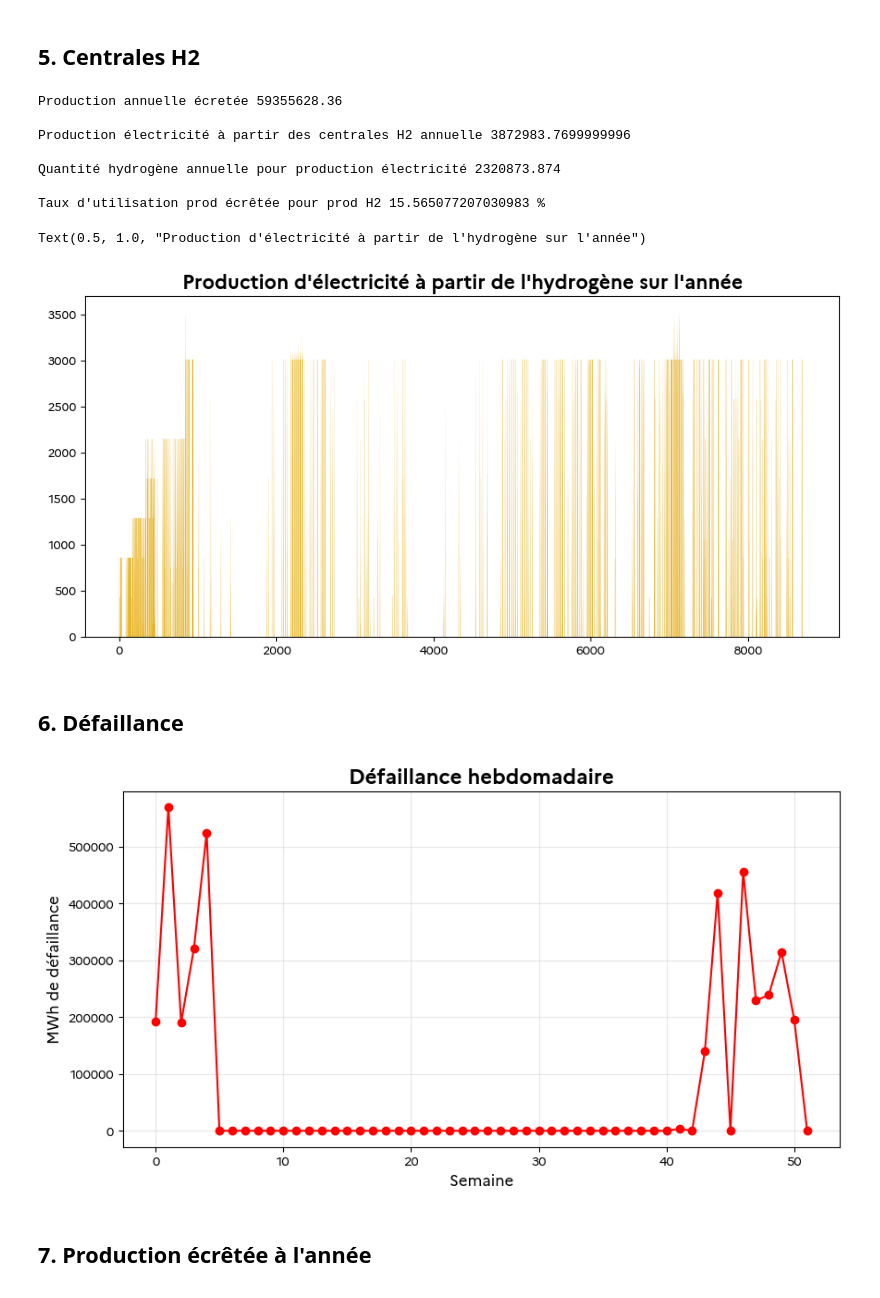
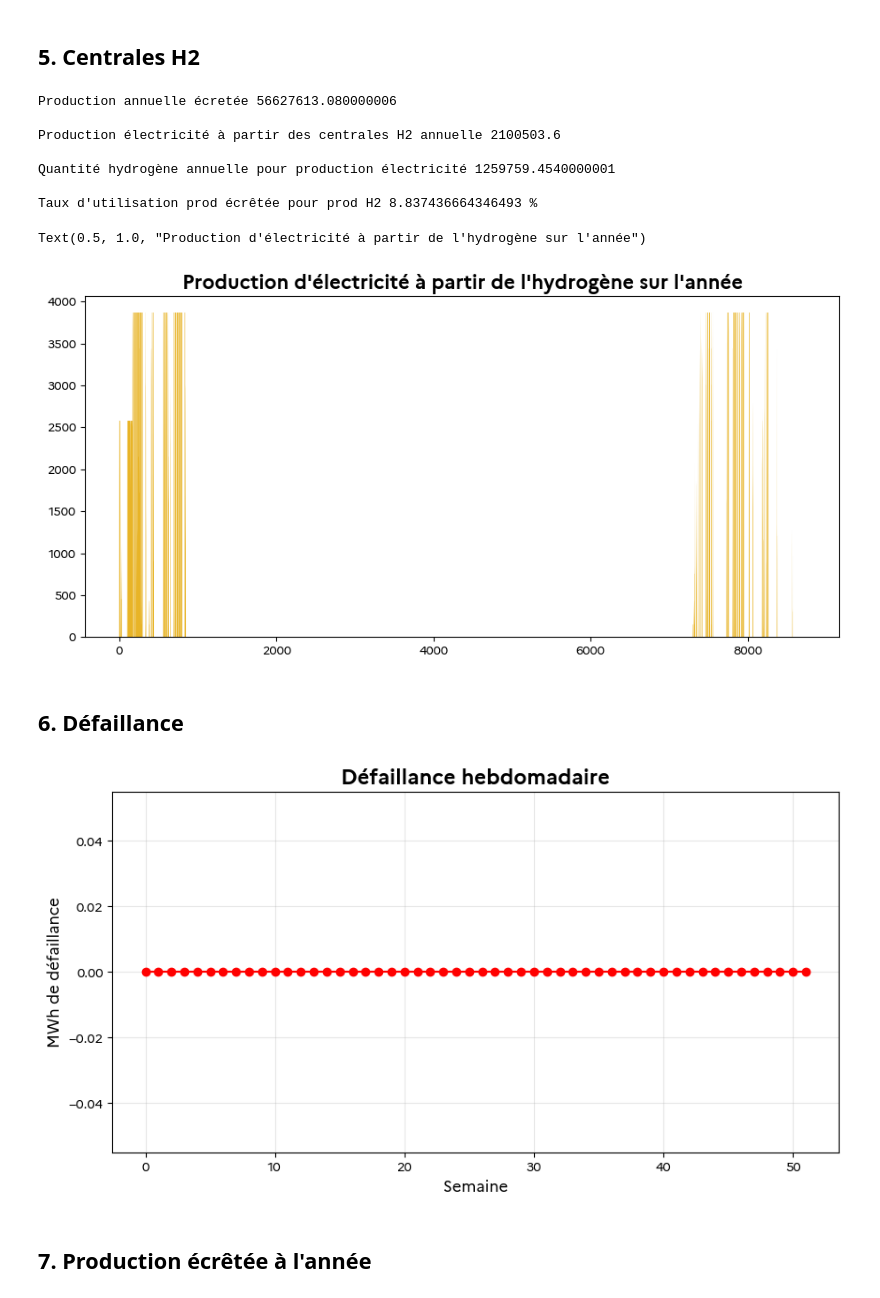
Before and after one commit to alextonon/ETE305_Optimization_Study, a Jupyter notebook: analysis_with_optimization.ipynb, the cells around one changed output. Cells and saved outputs as stored; diff of their text form; code cells hidden in the pictures.

Commit message:
master final

```diff
--- a/analysis_with_optimization.ipynb
+++ b/analysis_with_optimization.ipynb
@@ -87,28 +68,13 @@ charge_cols = [
 # %%
 # Config de lecture des données
 WEEK_TO_PLOT = 0  # semaine de départ
-TWO_WEEKS = True   # True pour 2 semaines, False pour 1 semaine
+TWO_WEEKS = False   # True pour 2 semaines, False pour 1 semaine
 
-H2_STOCK = False
-NO_CONTRAINT_H2 = False
-H2_STOCK_HYDRO_LAC = False
+id = "0DC63E86"
+df_global = pd.read_csv(f"results/annual_master/results_{id}.csv", sep=';')
+parc = json.load(open(f"results/annual_master/parc_annuel_{id}.json", "r"))
+evolution_parc = json.load(open(f"results/annual_master/evolution_parc_{id}.json", "r"))
 
-if H2_STOCK:
-    df_global = pd.read_csv('results/annual_stock_H2/results.csv', sep=';')
-    parc = json.load(open('results/annual_stock_H2/parc_annuel.json', 'r'))
-    evolution_parc = json.load(open("results/annual_stock_H2/evolution_parc.json", "r"))
-elif NO_CONTRAINT_H2:
-    df_global = pd.read_csv('results/annual_no_contraint_H2/results.csv', sep=';')
-    parc = json.load(open('results/annual_no_contraint_H2/parc_annuel.json', 'r'))
-    evolution_parc = json.load(open("results/annual_no_contraint_H2/evolution_parc.json", "r"))
-elif H2_STOCK_HYDRO_LAC:
-    df_global = pd.read_csv('results/annual_stock_hydro_lac/results.csv', sep=';')
-    parc = json.load(open('results/annual_stock_hydro_lac/parc_annuel.json', 'r'))
-    evolution_parc = json.load(open("results/annual_stock_hydro_lac/evolution_parc.json", "r"))
-else:
-    df_global = pd.read_csv('results/annual_master/results.csv', sep=';')
-    parc = json.load(open('results/annual_master/parc_annuel.json', 'r'))
-    evolution_parc = json.load(open("results/annual_master/evolution_parc.json", "r"))
 
 df_global.drop(columns=['t'], inplace=True)
 
@@ -604,42 +570,42 @@ print("Production électricité à partir des centrales H2 annuelle", df_global[
 print("Quantité hydrogène annuelle pour production électricité", df_global["H2_CCG"].sum()*r_CCG_H2 + df_global["H2_TAC"].sum()*r_TAC_H2, "\n")
 print("Taux d'utilisation prod écrêtée pour prod H2", (df_global["H2_CCG"].sum()/(r_électrolyse*r_CCG_H2) + df_global["H2_TAC"].sum()/(r_électrolyse*r_TAC_H2)) / df_global["Exces"].sum() * 100, "%\n")
 # %% [output]
-Production annuelle écretée 59355628.36
+Production annuelle écretée 56627613.080000006
 
-Production électricité à partir des centrales H2 annuelle 3872983.7699999996
+Production électricité à partir des centrales H2 annuelle 2100503.6
 
-Quantité hydrogène annuelle pour production électricité 2320873.874
+Quantité hydrogène annuelle pour production électricité 1259759.4540000001
 
-Taux d'utilisation prod écrêtée pour prod H2 15.565077207030983 %
+Taux d'utilisation prod écrêtée pour prod H2 8.837436664346493 %
 # %%
 plt.figure(figsize=(11,5))
 
 # Palette réduite
-palette = {
+palette2 = {
     "H2_CCG": "#e4a701",
     "H2_TAC": "#f0c040"
 }
 
 # Colonnes production (positives)
-prod_cols = [
+prod_cols2 = [
     'H2_CCG',
     'H2_TAC'
 ]
 
 # Pas de charges
 charge_cols = []
 
 plt.stackplot(
     df_global.index,
-    [df_global[c] for c in prod_cols],
-    colors=[palette[c] for c in prod_cols],
-    labels=prod_cols,
+    [df_global[c] for c in prod_cols2],
+    colors=[palette2[c] for c in prod_cols2],
+    labels=prod_cols2,
     alpha=0.85
 )
 plt.title("Production d'électricité à partir de l'hydrogène sur l'année")
 # %% [output]
 Text(0.5, 1.0, "Production d'électricité à partir de l'hydrogène sur l'année")
-[figure, old version]
+[figure, new version]
 # %% [markdown]
 ## **6. Défaillance**
 # %%
@@ -655,7 +621,7 @@ plt.ylabel("MWh de défaillance")
 plt.grid(alpha=0.3)
 plt.show()
 # %% [output]
-[figure, old version]
+[figure, new version]
 # %% [markdown]
 ## **7. Production écrêtée à l'année**
 # %%
```
Also changed, not shown: parts of 17 cells of this notebook, 5 other files.
